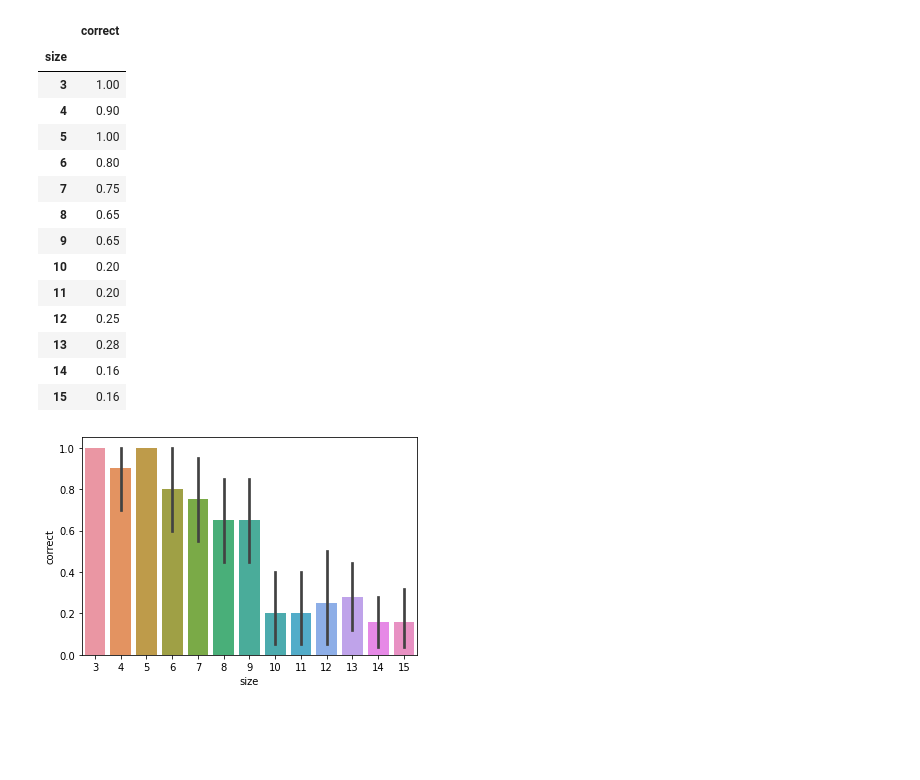
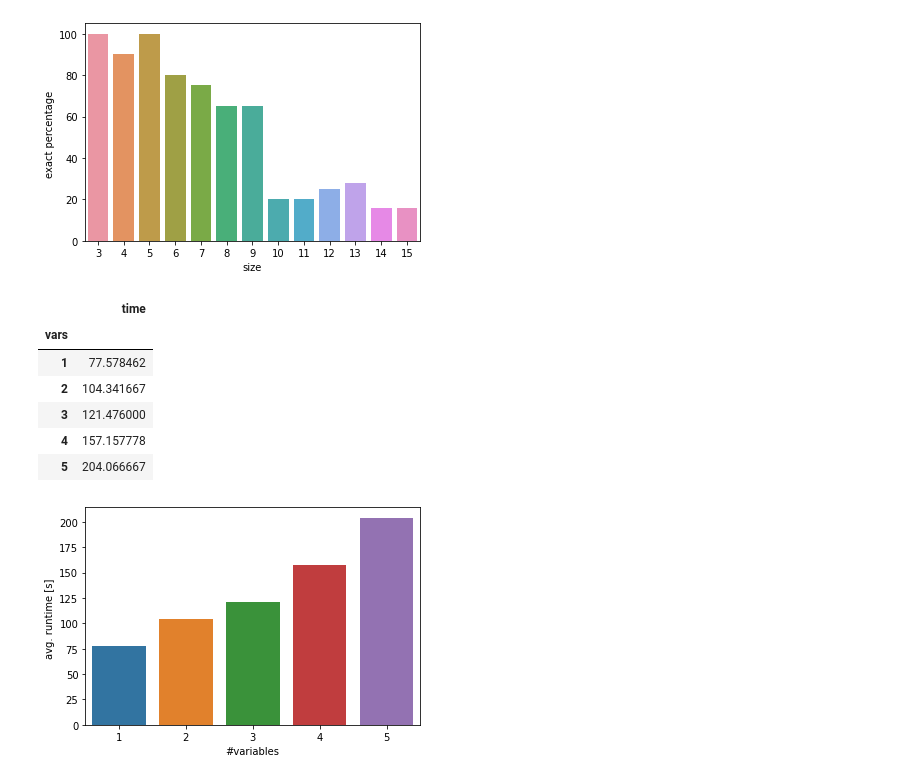
Before and after one commit to kartelj/rils-rols, a Jupyter notebook: statistics/stats.ipynb, the cells around one changed output. Saved outputs shown, nothing was run; the diff lists cells and outputs as text; code cells hidden in the pictures; blank space fills up the shorter version.

```diff
--- a/statistics/stats.ipynb
+++ b/statistics/stats.ipynb
@@ -9,9 +9,14 @@ import seaborn as sns
 results = pd.read_csv("random_results.xlsx")
 
 results_needed_noise0 = results[["group", "size", "size_class", "vars", "true model",  "time", "correct ind", "correct"]]
+results_needed_noise0['correct'] = results_needed_noise0['correct'].apply(lambda x: 100 * x)
 
-sns.barplot(x='vars',y='correct', data=results_needed_noise0)
+sns.barplot(x='vars',y='correct', data=results_needed_noise0, ci=None)
 
 results_needed_noise0_gb_vars = results_needed_noise0.groupby(["vars"]).aggregate( {"correct": "mean"} )
 results_needed_noise0_gb_vars
+
+plt.xlabel("#variables ")
+plt.ylabel("exact percentage ")
+plt.savefig("numvars_vs_exact_correct_no_noise.eps")
 # %% [output]
@@ -26,24 +29,35 @@ results_needed_noise0_gb_vars
 # %%
-######################## exact percentages w.r.t. size of exact models
+######################## exact percentages w.r.t. size of exact models ==> no noisy data
 
-sns.barplot(x='size',y='correct', data=results_needed_noise0)
+results_needed_noise0_reset = results_needed_noise0.reset_index()
+#results_needed_noise0_reset['correct'] = results_needed_noise0_reset['correct'].apply(lambda x: 100*x)
+sns.barplot(x='size',y='correct', data=results_needed_noise0_reset, ci=None)
 
 results_needed_noise0_gb_size = results_needed_noise0.groupby(["size"]).aggregate( {"correct": "mean"} )
+#results_needed_noise0['correct'] = results_needed_noise0['correct'].apply(lambda x: 100*x, axis = 0)
 results_needed_noise0_gb_size
+
+plt.xlabel("size")
+plt.ylabel("exact percentage ")
+plt.savefig("numsize_vs_exact_correct_no_noise.eps")
 # %% [output]
-|  | correct |
-| size |  |
-| 3 | 1.00 |
-| 4 | 0.90 |
-| 5 | 1.00 |
-| 6 | 0.80 |
-| 7 | 0.75 |
-| 8 | 0.65 |
-| 9 | 0.65 |
-| 10 | 0.20 |
-| 11 | 0.20 |
-| 12 | 0.25 |
-| 13 | 0.28 |
-| 14 | 0.16 |
-| 15 | 0.16 |
-[figure, old version]
+[figure, new version]
+# %%
+##################  exact percentages w.r.t. runtime
+
+sns.barplot(x='vars', y='time', data=results_needed_noise0, ci=None)
+plt.xlabel("#variables")
+plt.ylabel("avg. runtime [s] ")
+plt.savefig("numsize_vs_time_no_noise.eps")
+# numerical results
+results_needed_noise0_time  = results_needed_noise0.groupby(["vars"]).aggregate({"time" : "mean"})
+results_needed_noise0_time
+# %% [output]
+|  | time |
+| vars |  |
+| 1 | 77.578462 |
+| 2 | 104.341667 |
+| 3 | 121.476000 |
+| 4 | 157.157778 |
+| 5 | 204.066667 |
+[figure, added]
```
Also changed, not shown: parts of 3 cells of this notebook, 27 other files.
